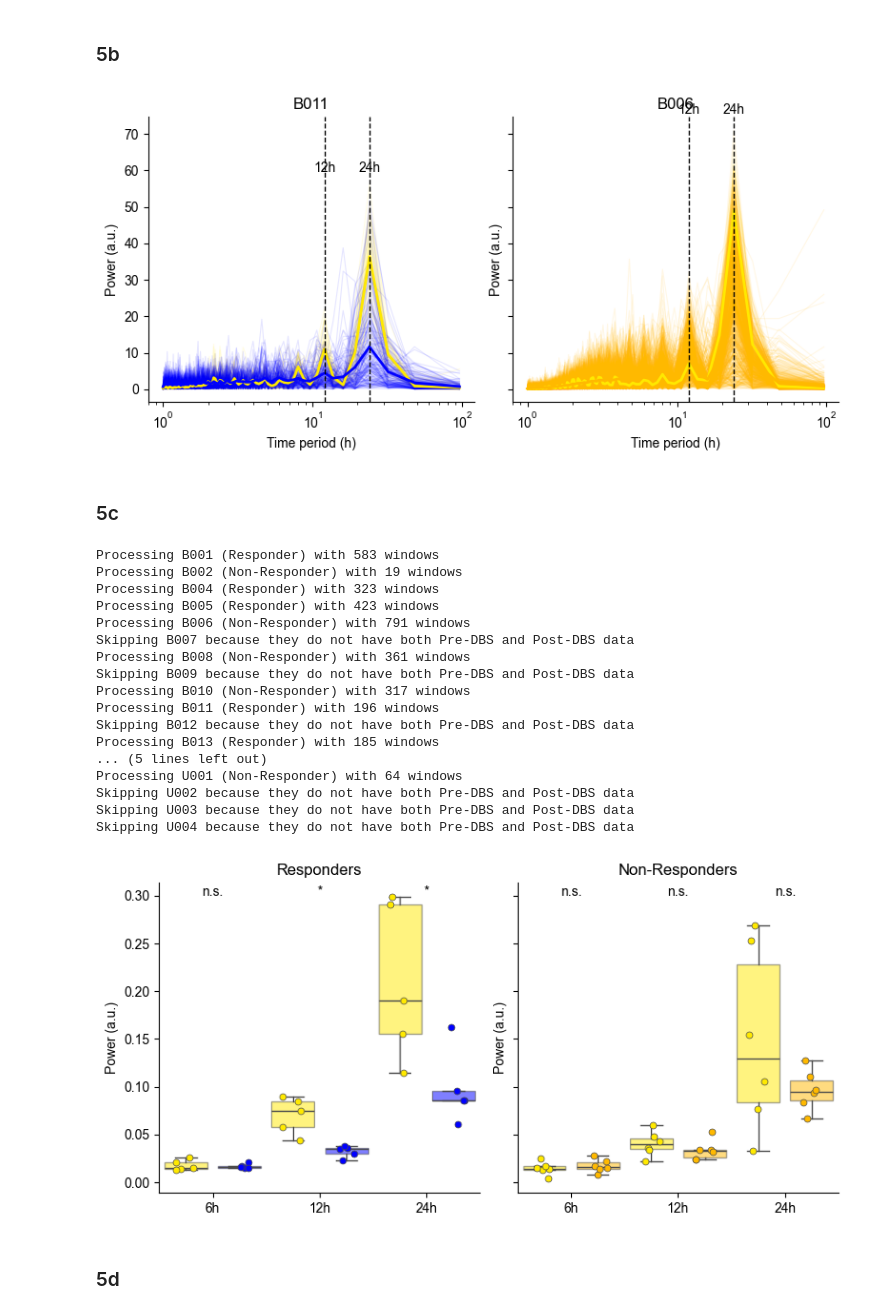
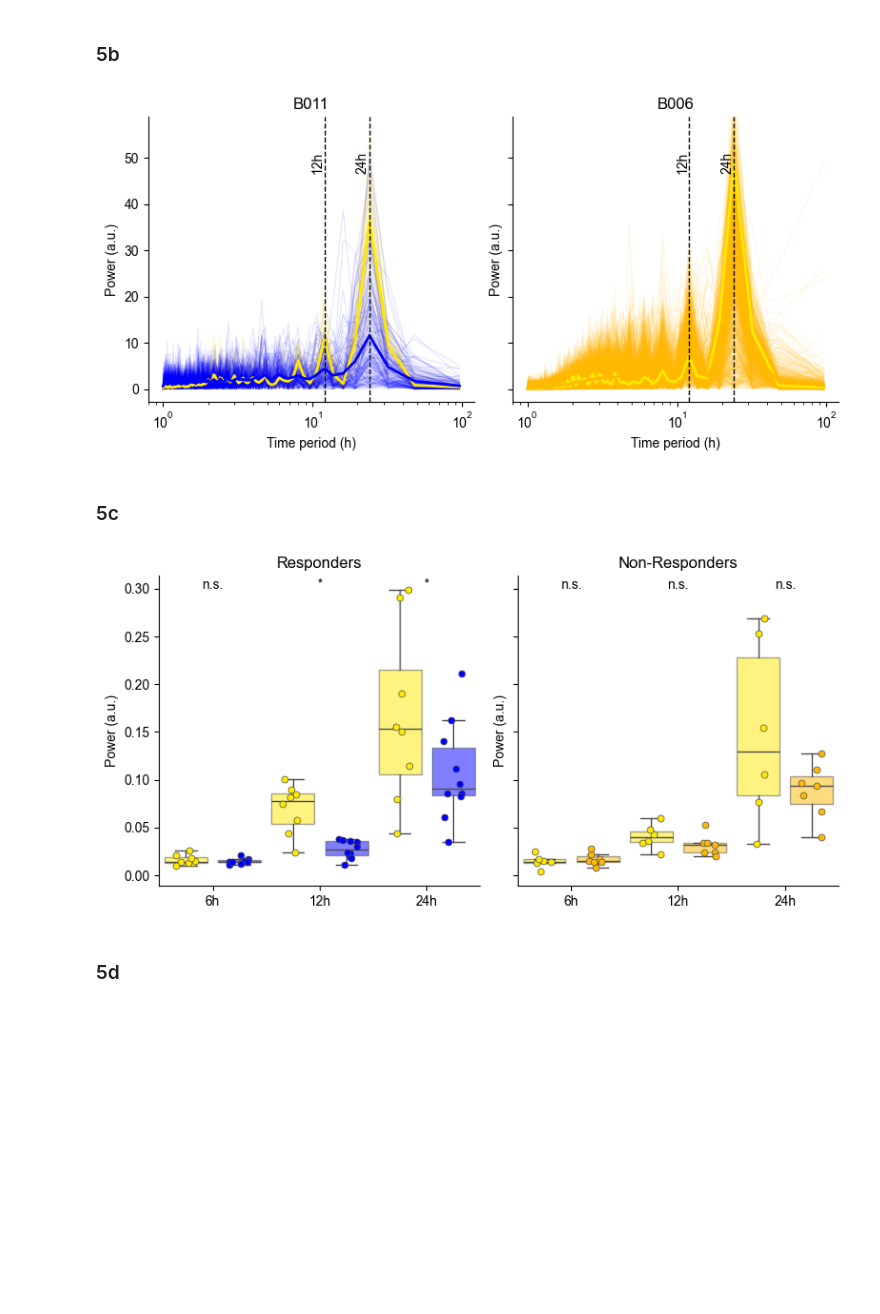
Before and after one commit to ProvenzaLab/PerceptPredictability, a Jupyter notebook: process_data.ipynb, the cells around one changed output. Saved outputs shown, nothing was run; the diff lists cells and outputs as text; code cells hidden in the pictures; blank space fills up the shorter version.

```diff
--- a/process_data.ipynb
+++ b/process_data.ipynb
@@ -1420,24 +1414,25 @@ spectra = {pt: list(day_spectra(g.sort_values("dummy_timestamp")))
 fig, axs = plt.subplots(ncols=2, figsize=(8, 4), sharey=True)
 for ax, pt_id in zip(axs, ["B011", "B006"]):
     windows = spectra[pt_id]
-    periods = windows[0][1]                                   # shared axis (identical window length)
+    periods = windows[0][1]
     by_state = {}
     for state, _, pxx in windows:
-        ax.plot(periods, pxx, color=COL_PAL[state], alpha=0.1, lw=0.8)   # faint single-day spectra
+        ax.plot(periods, pxx, color=COL_PAL[state], alpha=0.1, lw=0.8)
         by_state.setdefault(state, []).append(pxx)
     for state, stack in by_state.items():
         ax.plot(periods, np.nanmean(stack, axis=0), color=COL_PAL[state], lw=2, label=state)
 
+    ylim = ax.get_ylim()
     for period in (12, 24):
         ax.axvline(period, ls="--", color="k", lw=1)
-        ax.text(period, ax.get_ylim()[1], f"{period}h", ha="center", va="bottom")
-    ax.set(xscale="log", xlabel="Time period (h)", ylabel="Power (a.u.)", title=pt_id)
+        ax.text(period, ylim[1]-10, f"{period}h", ha="right", va="center", rotation=90)
+    ax.set(xscale="log", xlabel="Time period (h)", ylabel="Power (a.u.)", title=pt_id, ylim=ylim)
     ax.spines[["top", "right"]].set_visible(False)
 
 fig.tight_layout()
 plt.show()
 # %% [output]
-[figure, old version]
+[figure, new version]
 # %% [markdown]
 ### 5c
 # %%
@@ -1452,11 +1447,8 @@ for pt_id, windows in spectra.items():
         continue
     phase_powers = {"Pre-DBS": {p: [] for p in TARGET_H},
                     "Post-DBS": {p: [] for p in TARGET_H}}
-    if not any(state == "Pre-DBS" for state, _, _ in windows) or not any(state in ("Responder", "Non-Responder") for state, _, _ in windows):
-        print(f"Skipping {pt_id} because they do not have both Pre-DBS and Post-DBS data")
-        continue
-    else:
-        print(f"Processing {pt_id} ({resp}) with {len(windows)} windows")
+    # if not any(state == "Pre-DBS" for state, _, _ in windows) or not any(state in ("Responder", "Non-Responder") for state, _, _ in windows):
+    #     continue
 
     for state, periods, pxx in windows:
         phase = "Pre-DBS" if state == "Pre-DBS" else "Post-DBS"
@@ -1478,51 +1470,34 @@ def box_with_points(ax, x, vals, color, width=0.8):
                boxprops=dict(facecolor=color, alpha=0.5, edgecolor=ec),
                medianprops=dict(color=ec), whiskerprops=dict(color=ec),
                capprops=dict(color=ec))
     jitter = (rng.random(len(vals)) - 0.5) * width * 0.5
     ax.scatter(x + jitter, vals, color=color, edgecolor=ec, lw=0.5, s=25, zorder=3)
 
 fig, axs = plt.subplots(ncols=2, figsize=(8, 4), sharey=True)
 for ax, resp in zip(axs, ["Responder", "Non-Responder"]):
     sub = power_df[power_df.response == resp]
     for i, p in enumerate(TARGET_H):
         pre  = sub.query("phase == 'Pre-DBS'  and period_h == @p")["power"].dropna().tolist()
         post = sub.query("phase == 'Post-DBS' and period_h == @p")["power"].dropna().tolist()
         box_with_points(ax, i * 2,     pre,  COL_PAL["Pre-DBS"])
         box_with_points(ax, i * 2 + 1, post, COL_PAL[resp])
 
         paired = (sub.query("period_h == @p")
                      .pivot(index="pt_id", columns="phase", values="power").dropna())
         if len(paired) > 1:
             _, pval = stats.ttest_rel(paired["Pre-DBS"], paired["Post-DBS"])
             ax.text(i * 2 + 0.5, 0.95, get_asterisk_str(pval),
                     ha="center", va="bottom", transform=ax.get_xaxis_transform())
 
     ax.set(xticks=[i * 2 + 0.5 for i in range(len(TARGET_H))],
            xticklabels=[f"{p}h" for p in TARGET_H],
            ylabel="Power (a.u.)", title=f"{resp}s")
     ax.spines[["top", "right"]].set_visible(False)
 
 fig.tight_layout()
 plt.show()
 # %% [output]
-Processing B001 (Responder) with 583 windows
-Processing B002 (Non-Responder) with 19 windows
-Processing B004 (Responder) with 323 windows
-Processing B005 (Responder) with 423 windows
-Processing B006 (Non-Responder) with 791 windows
-Skipping B007 because they do not have both Pre-DBS and Post-DBS data
-Processing B008 (Non-Responder) with 361 windows
-Skipping B009 because they do not have both Pre-DBS and Post-DBS data
-Processing B010 (Non-Responder) with 317 windows
-Processing B011 (Responder) with 196 windows
-Skipping B012 because they do not have both Pre-DBS and Post-DBS data
-Processing B013 (Responder) with 185 windows
-... (5 lines left out)
-Processing U001 (Non-Responder) with 64 windows
-Skipping U002 because they do not have both Pre-DBS and Post-DBS data
-Skipping U003 because they do not have both Pre-DBS and Post-DBS data
-Skipping U004 because they do not have both Pre-DBS and Post-DBS data
-[figure, old version]
+[figure, new version]
 # %% [markdown]
 ### 5d
 # %%
```
Also changed, not shown: parts of 3 cells of this notebook, 1 other file.
